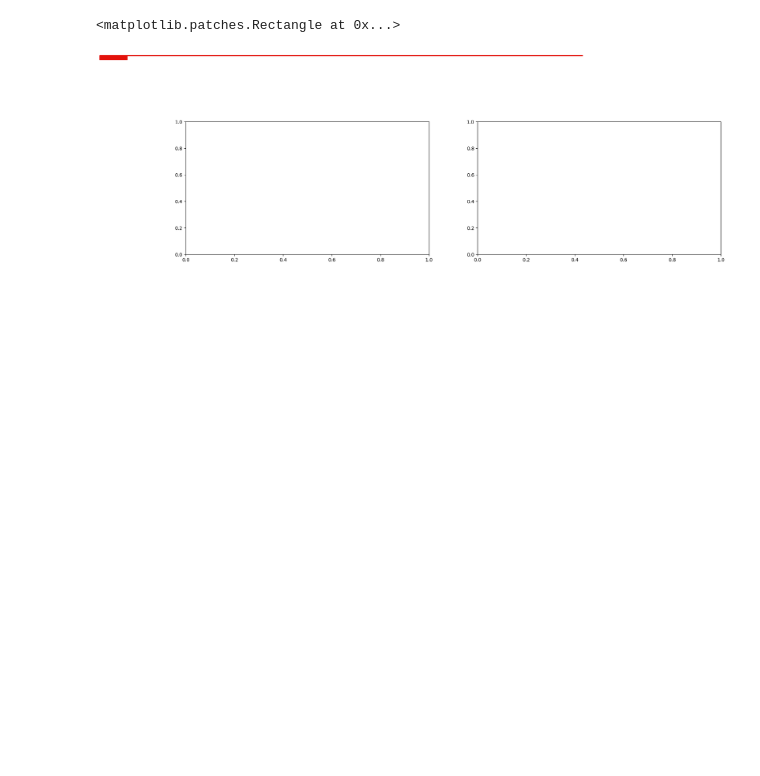
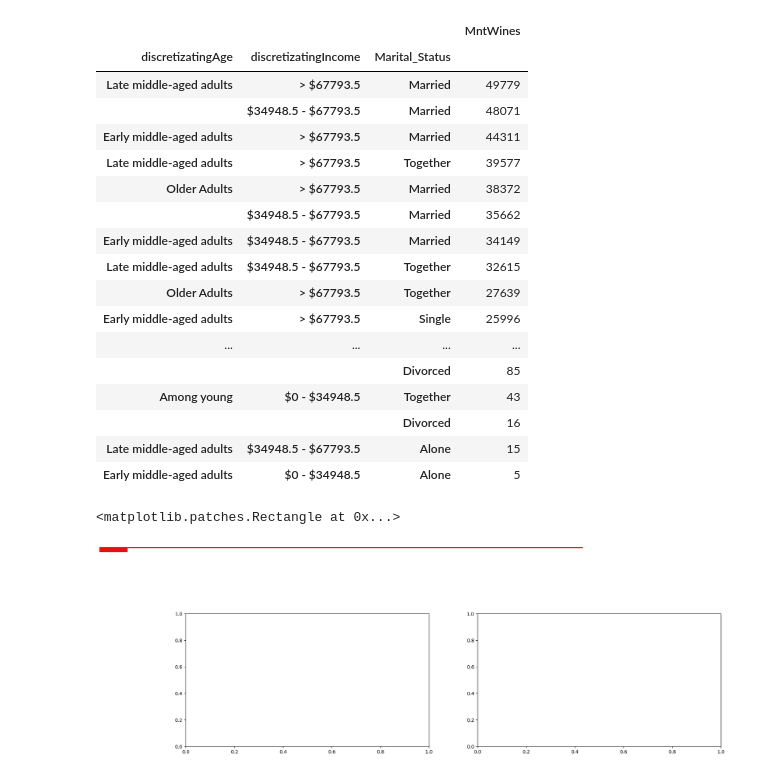
Before and after one commit to fdkurnianto/CapstoneProject2, a Jupyter notebook: notebooks/DataAnalytics.ipynb, the cells around one changed output. Cells and saved outputs as stored; diff of their text form; code cells hidden in the pictures; blank space fills up the shorter version.

```diff
--- a/notebooks/DataAnalytics.ipynb
+++ b/notebooks/DataAnalytics.ipynb
@@ -48,8 +56,8 @@ interval columns not set, guessing: ['Income', 'Kidhome', 'Teenhome', 'Recency',
 # %%
 # df[df['NumWebPurchases']].groupby(['discretizatingIncome']).agg('count')
-dftest = df[['NumWebVisitsMonth', 'NumStorePurchases', 'NumCatalogPurchases', 'NumWebPurchases', 'discretizatingAge', 'discretizatingIncome']]
+dftest = df[['NumWebVisitsMonth', 'NumStorePurchases', 'NumCatalogPurchases', 'NumWebPurchases', 'discretizatingAge', '']]
 
 table = pd.pivot_table(dftest, index=['discretizatingAge', 'discretizatingIncome'],
-                       aggfunc=np.sum)
+                       columns=['NumWebPurchases'], aggfunc=np.sum)
 table
 # %% [output]
@@ -70,3 +163,27 @@ table
+# %%
+pd.set_option('display.max_rows', 500)
+table = pd.pivot_table(dftest, index=['discretizatingAge', 'discretizatingIncome', 'Marital_Status'], values= 'MntWines',
+                       aggfunc='sum').sort_values(by= 'MntWines', ascending = False)
+table
+# %% [output]
+|  |  |  | MntWines |
+| discretizatingAge | discretizatingIncome | Marital_Status |  |
+| Late middle-aged adults | > $67793.5 | Married | 49779 |
+|  | $34948.5 - $67793.5 | Married | 48071 |
+| Early middle-aged adults | > $67793.5 | Married | 44311 |
+| Late middle-aged adults | > $67793.5 | Together | 39577 |
+| Older Adults | > $67793.5 | Married | 38372 |
+|  | $34948.5 - $67793.5 | Married | 35662 |
+| Early middle-aged adults | $34948.5 - $67793.5 | Married | 34149 |
+| Late middle-aged adults | $34948.5 - $67793.5 | Together | 32615 |
+| Older Adults | > $67793.5 | Together | 27639 |
+| Early middle-aged adults | > $67793.5 | Single | 25996 |
+| ... | ... | ... | ... |
+|  |  | Divorced | 85 |
+| Among young | $0 - $34948.5 | Together | 43 |
+|  |  | Divorced | 16 |
+| Late middle-aged adults | $34948.5 - $67793.5 | Alone | 15 |
+| Early middle-aged adults | $0 - $34948.5 | Alone | 5 |
 # %%
 # Inisialisasi parameter gambar
 fig, ax = plt.subplots(1, 2, figsize=(20, 5))
```
Also changed, not shown: parts of 13 cells of this notebook.
